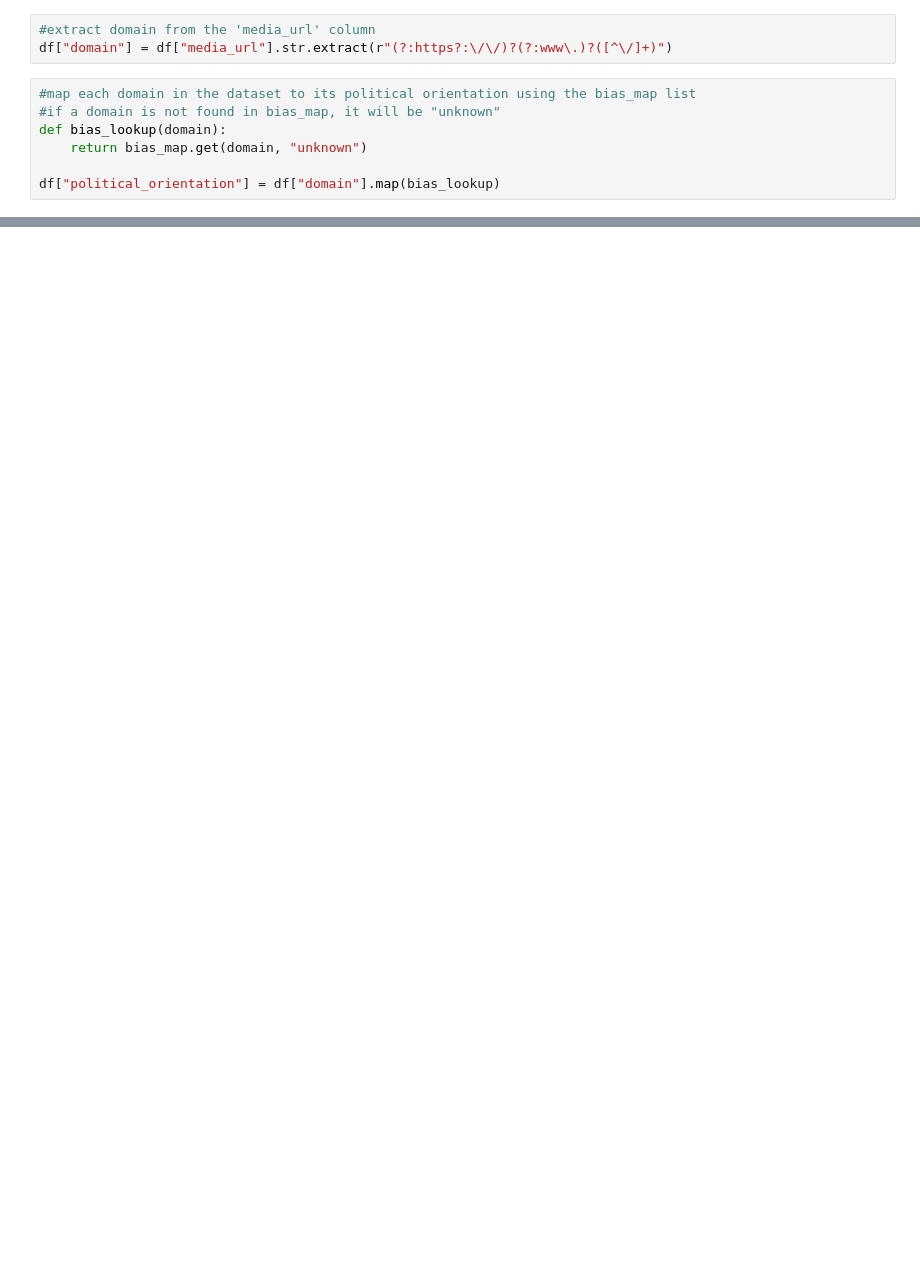
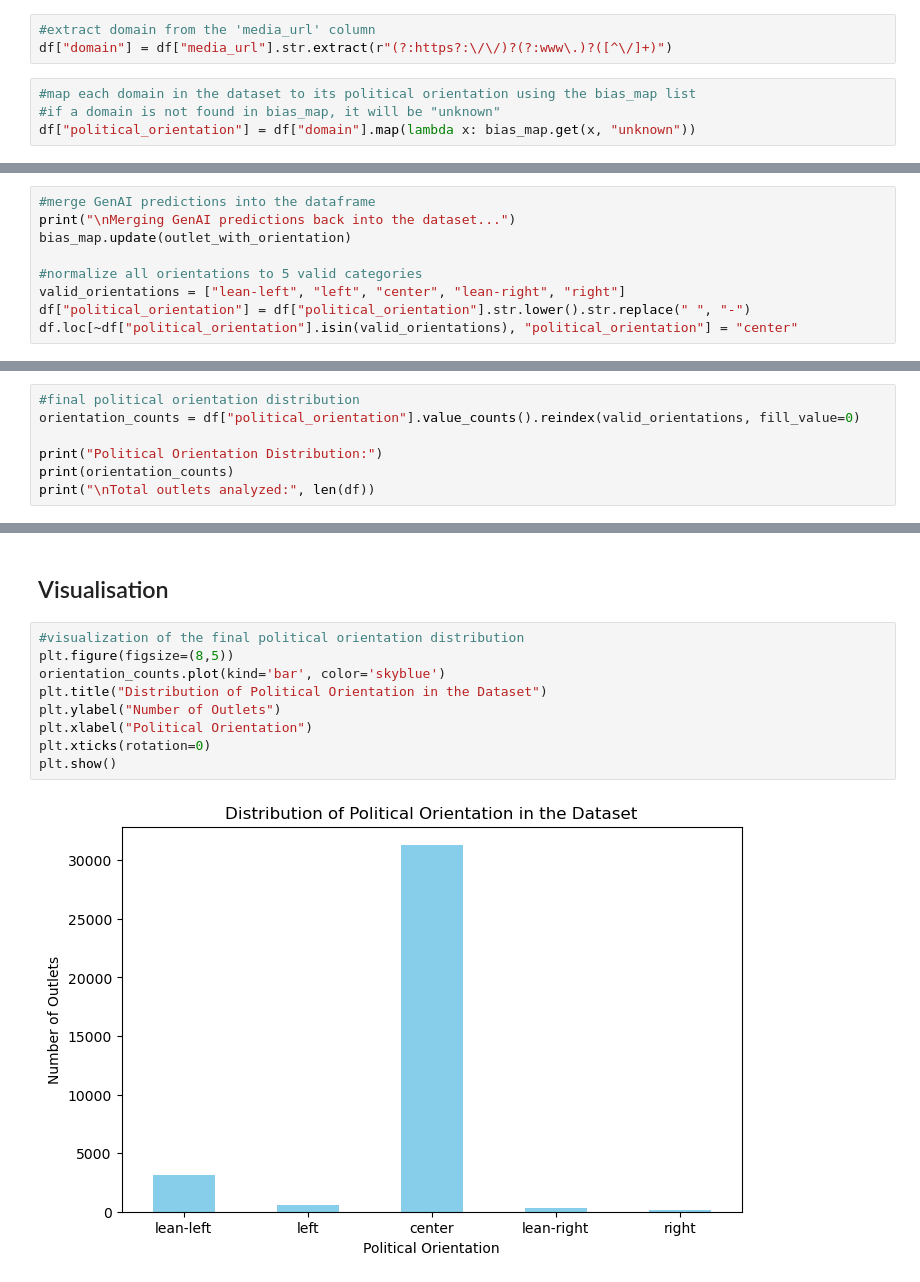
Before and after one commit to amirzon10/AI-Regulation-Discourse-in-News-A-Longitudinal-Study-Post-ChatGPT-2020-2025-, a Jupyter notebook: political_orientation.ipynb, the cells around one changed output, grey strips where cells are left out. Saved outputs shown, nothing was run; the diff lists cells and outputs as text; blank space fills up the shorter version.

```diff
--- a/political_orientation.ipynb
+++ b/political_orientation.ipynb
@@ -1685,8 +137,5 @@ df["domain"] = df["media_url"].str.extract(r"(?:https?:\/\/)?(?:www\.)?([^\/]+)"
 # %%
 #map each domain in the dataset to its political orientation using the bias_map list
 #if a domain is not found in bias_map, it will be "unknown"
-def bias_lookup(domain):
-    return bias_map.get(domain, "unknown")
-
-df["political_orientation"] = df["domain"].map(bias_lookup)
+df["political_orientation"] = df["domain"].map(lambda x: bias_map.get(x, "unknown"))
 # %% [markdown]
@@ -1736,0 +242,9 @@ And then from the GenAI results, we updated the **bias_map** lists until there's
+# %%
+#merge GenAI predictions into the dataframe
+print("\nMerging GenAI predictions back into the dataset...")
+bias_map.update(outlet_with_orientation)
+
+#normalize all orientations to 5 valid categories
+valid_orientations = ["lean-left", "left", "center", "lean-right", "right"]
+df["political_orientation"] = df["political_orientation"].str.lower().str.replace(" ", "-")
+df.loc[~df["political_orientation"].isin(valid_orientations), "political_orientation"] = "center"
@@ -1736,0 +267,7 @@ And then from the GenAI results, we updated the **bias_map** lists until there's
+# %%
+#final political orientation distribution
+orientation_counts = df["political_orientation"].value_counts().reindex(valid_orientations, fill_value=0)
+
+print("Political Orientation Distribution:")
+print(orientation_counts)
+print("\nTotal outlets analyzed:", len(df))
@@ -1736,0 +329,13 @@ And then from the GenAI results, we updated the **bias_map** lists until there's
+# %% [markdown]
+## Visualisation
+# %%
+#visualization of the final political orientation distribution
+plt.figure(figsize=(8,5))
+orientation_counts.plot(kind='bar', color='skyblue')
+plt.title("Distribution of Political Orientation in the Dataset")
+plt.ylabel("Number of Outlets")
+plt.xlabel("Political Orientation")
+plt.xticks(rotation=0)
+plt.show()
+# %% [output]
+[figure, added]
```
Also changed, not shown: parts of 31 cells of this notebook.
